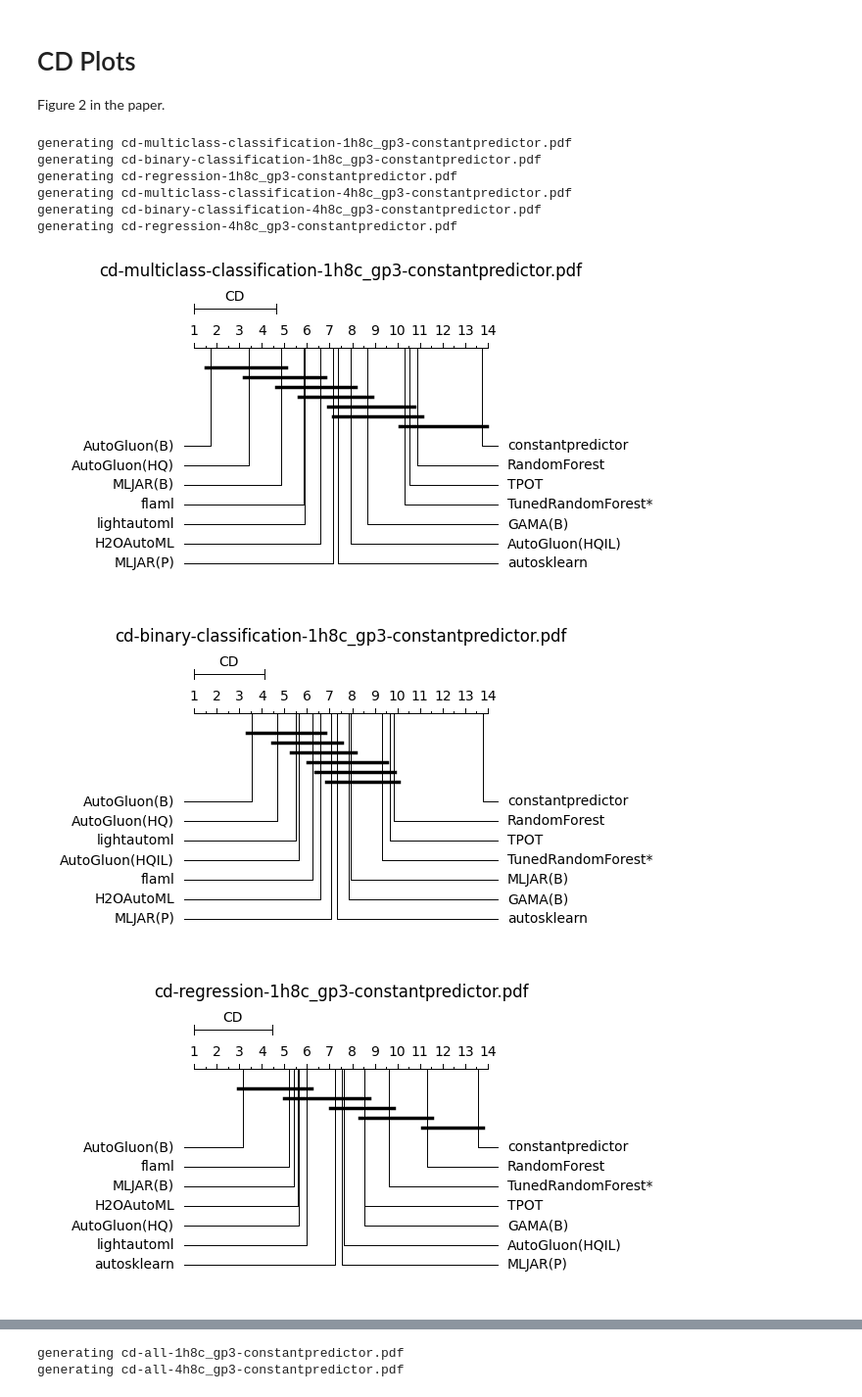
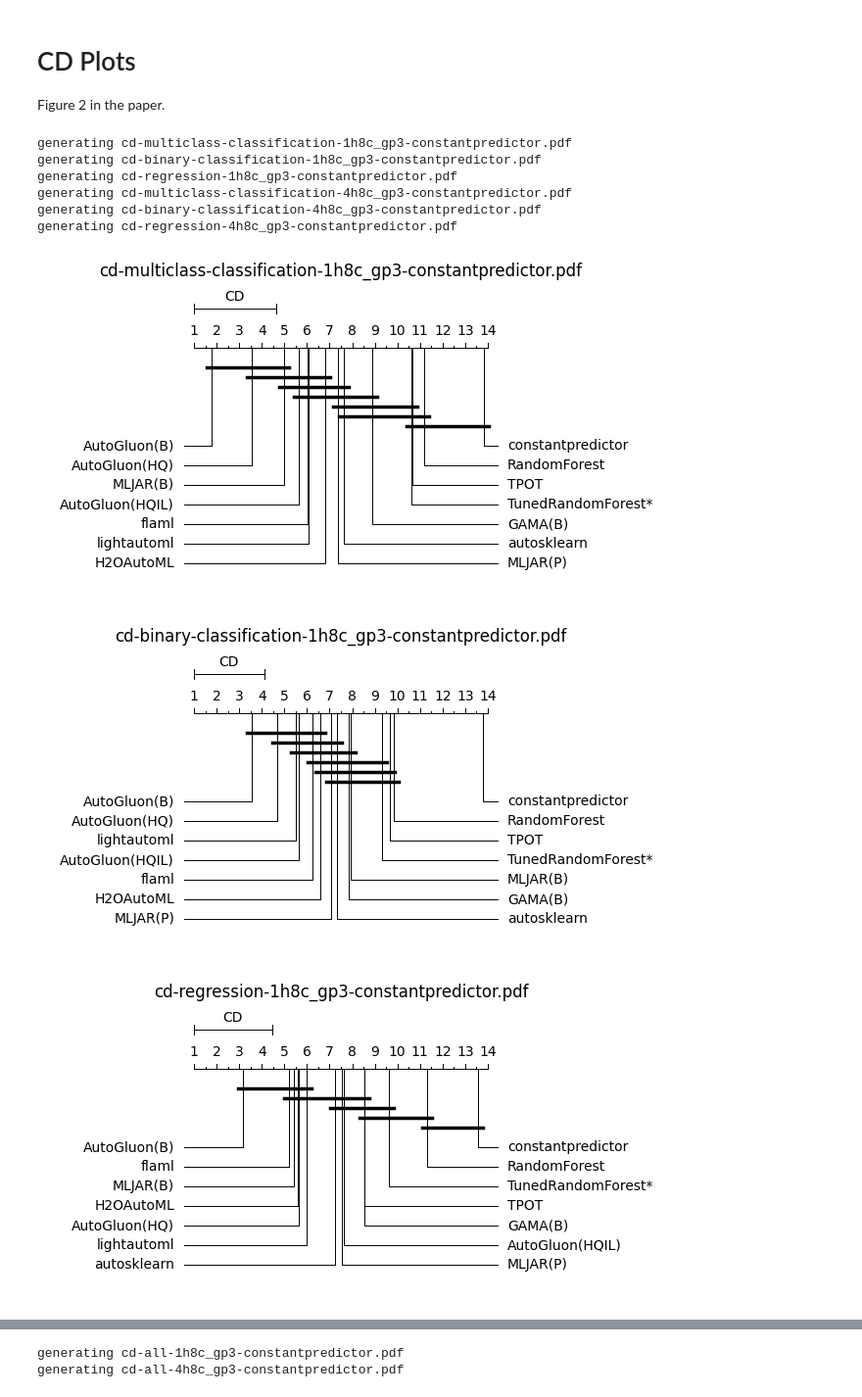
Before and after one commit to PGijsbers/amlb-results, a Jupyter notebook: notebooks/critical_difference.ipynb, the cells around one changed output, grey strips where cells are left out. Shown at 98% size. Cells and saved outputs as stored; diff of their text form; code cells hidden in the pictures.

```diff
--- a/notebooks/critical_difference.ipynb
+++ b/notebooks/critical_difference.ipynb
@@ -23,0 +27,6 @@ results["framework"] = results["framework"].apply(get_print_friendly_name)
+# %%
+results = impute_results(
+    results,
+    where=results["result"].isna(),
+    with_="constantpredictor",
+)
@@ -24,3 +35,11 @@ results["framework"] = results["framework"].apply(get_print_friendly_name)
+# %%
+# The AutoGluon(HQIL) can be uniquely recognized by the "'NoneType' object has no attribute 'name'" error message.
+autogluon_bug = results["info"].apply(lambda v: isinstance(v, str) and "'NoneType' object has no attribute 'name'" in v)
+results = impute_results(
+    results,
+    where=autogluon_bug,
+    with_="AutoGluon(HQ)",
+)
 # %% [markdown]
 # CD Plots
 Figure 2 in the paper.
@@ -41,23 +60,22 @@ def plot_cd(results, filename=None):
 # %%
 for constraint, metric in itertools.product(results.constraint.unique(), results.metric.unique()):
     data = results[(results["constraint"] == constraint) & (results["metric"] == metric)].copy()
     data["framework"] = data["framework"].apply(lambda name: f'{name}*' if is_old(name, constraint, metric) else name)
     ttype = {"neg_rmse": "regression", "auc": "binary classification", "neg_logloss": "multiclass classification"}[metric]
     # We exclude autosklearn2 because the metadataset overlaps with the benchmark
     data = data[data["framework"] != "autosklearn2"]
-    data = impute_missing_results(data, with_results_from="constantpredictor")
 
     filename = f"cd-{ttype.replace(' ','-')}-{constraint}-constantpredictor.pdf"
     print("generating", filename)
     plot_cd(data, filename=FIGURE_DIRECTORY / filename)
 # %% [output]
 generating cd-multiclass-classification-1h8c_gp3-constantpredictor.pdf
 generating cd-binary-classification-1h8c_gp3-constantpredictor.pdf
 generating cd-regression-1h8c_gp3-constantpredictor.pdf
 generating cd-multiclass-classification-4h8c_gp3-constantpredictor.pdf
 generating cd-binary-classification-4h8c_gp3-constantpredictor.pdf
 generating cd-regression-4h8c_gp3-constantpredictor.pdf
-[figure, old version]
+[figure, new version]
 [figure]
 [figure]
 [figure]
```
Also changed, not shown: parts of 4 cells of this notebook.
